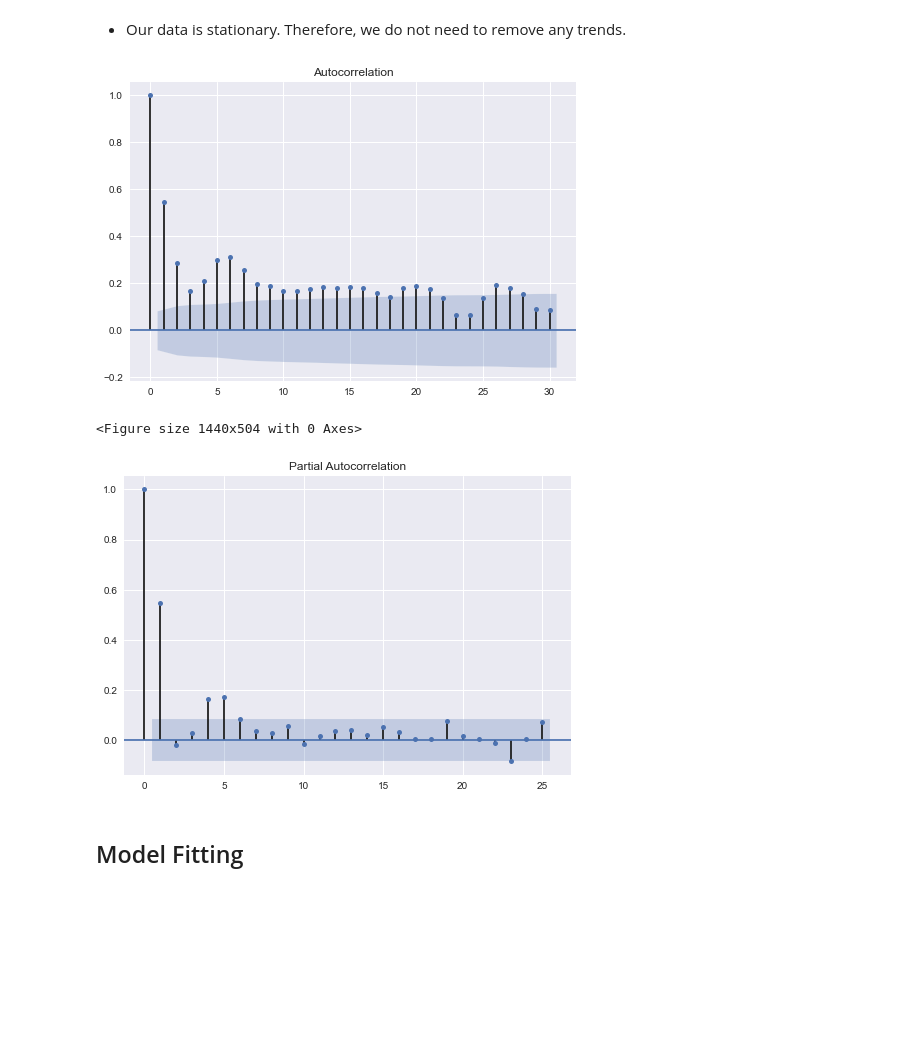
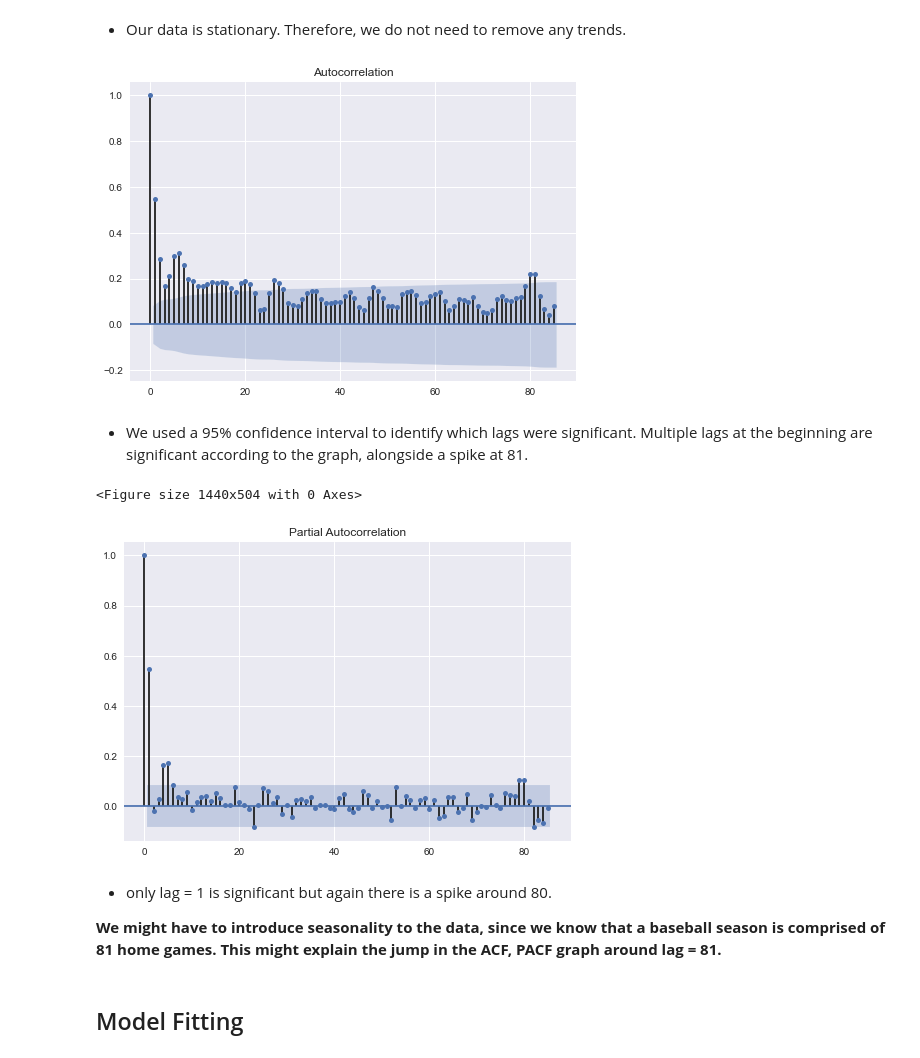
Before and after one commit to ykfarhan/forecasting-nymets-attendance, a Jupyter notebook: time_series_mlb.ipynb, the cells around one changed output. Cells and saved outputs as stored; diff of their text form; code cells hidden in the pictures; blank space fills up the shorter version.

```diff
--- a/time_series_mlb.ipynb
+++ b/time_series_mlb.ipynb
@@ -83,18 +85,24 @@ dtype: float64
 # %%
 #ACF/PACF to determine which terms in include (MA or AR or Both?)
 from statsmodels.graphics.tsaplots import plot_acf
 
-plot_acf(train_data, alpha=.025, lags=30,); #plot autocorrelation for each lag (alpha is confidence interval)
+plot_acf(train_data, alpha=.025, lags=85,); #plot autocorrelation for each lag (alpha is confidence interval)
 # %% [output]
-[figure, old version]
+[figure, new version]
+# %% [markdown]
+* We used a 95% confidence interval to identify which lags were significant. Multiple lags at the beginning are significant according to the graph, alongside a spike at 81.
 # %%
 from statsmodels.graphics.tsaplots import plot_pacf
 fig = plt.figure(figsize=(20,7))
 
-plot_pacf(train_data, alpha=.025, lags=25);
+plot_pacf(train_data, alpha=.025, lags=85);
 # %% [output]
 <Figure size 1440x504 with 0 Axes>
-[figure, old version]
+[figure, new version]
+# %% [markdown]
+* only lag = 1 is significant but again there is a spike around 80.
+
+**We might have to introduce seasonality to the data, since we know that a baseball season is comprised of 81 home games. This might explain the jump in the ACF, PACF graph around lag = 81.**
 # %% [markdown]
 ## Model Fitting
 # %% [markdown]
```
Also changed, not shown: parts of 11 cells of this notebook, 2 other files.
